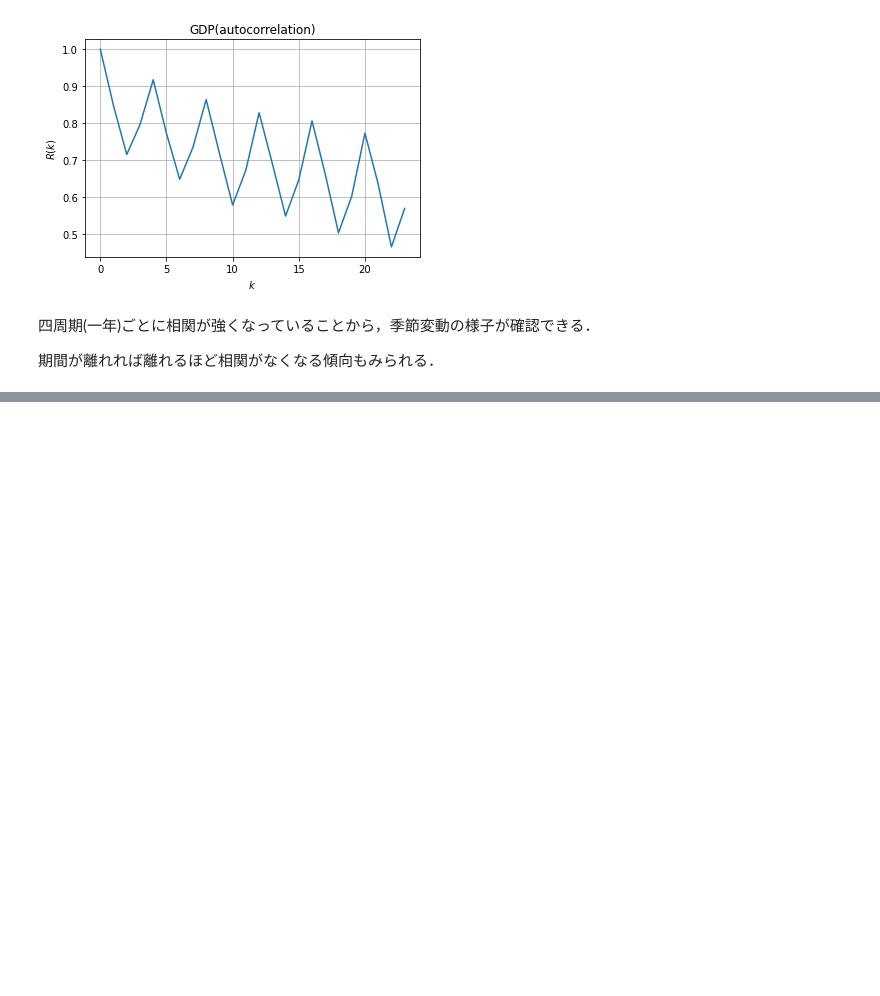
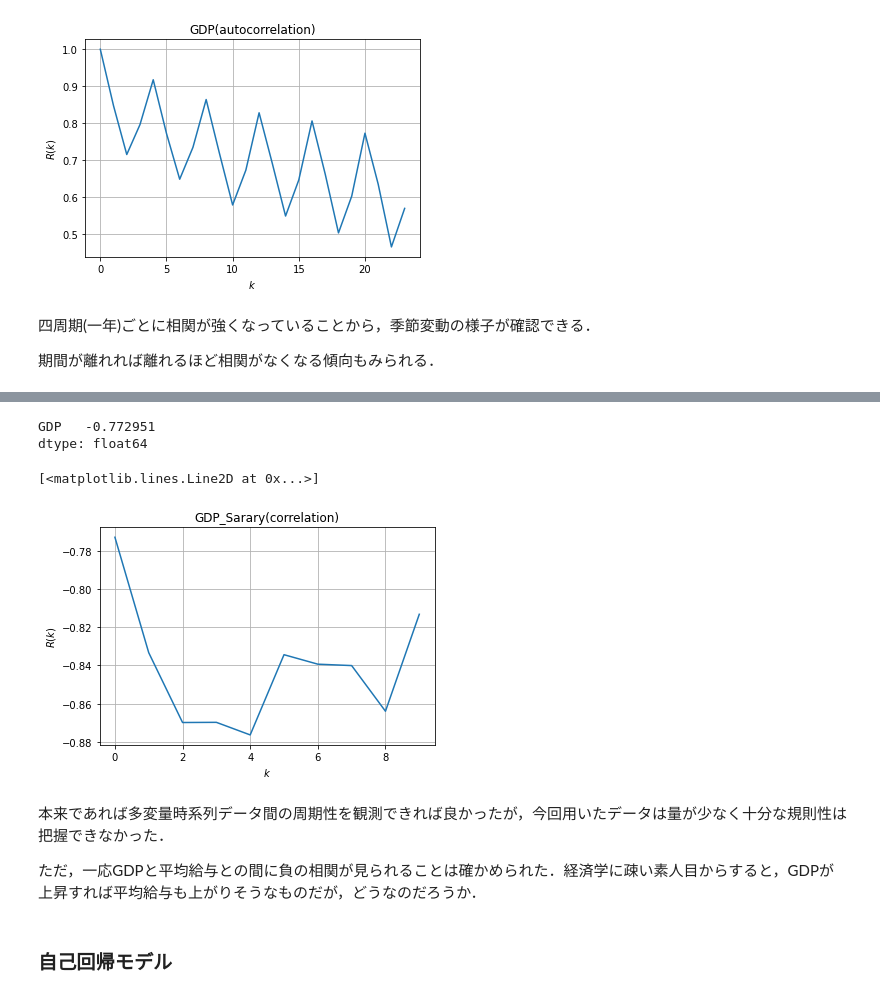
Before and after one commit to kiyoyoki/DataScienceSkillApprentice, a Jupyter notebook: TimeSeriesData.ipynb, the cells around one changed output, grey strips where cells are left out. Drawn from its saved outputs; the diff is of its cells as text; code cells hidden in the pictures; blank space fills up the shorter version.

Commit message:
(2022/01/28)日本の実質GDPデータと平均給与データを例に，時系列データの基本的な取り扱いについて学ぶ(相互相関関数)

```diff
--- a/TimeSeriesData.ipynb
+++ b/TimeSeriesData.ipynb
@@ -192,0 +246,4 @@ plt.plot(gdp_autocorrelation)
+# %%
+# GDPの年毎の平均値を算出
+gdp_jp_year = gdp_jp.resample('Y').mean()
+gdp_jp_year['1994':'2018']
@@ -193,3 +268,32 @@ plt.plot(gdp_autocorrelation)
+# %%
+# corrwithは列名をそろえないと相関係数を計算してくれない
+# 列名が異なる場合には，片方をSeriesにする工夫が必要
+corr = gdp_jp_year['1994':'2018'].corrwith(salary_jpn.loc['1994':'2018','salary_jpn'])
+corr
+# %% [output]
+GDP   -0.772951
+dtype: float64
+# %%
+# 相互相関関数の値を算出してプロット
+k = 10
+gdp_salary_correlation = []
+for i in range(k):
+    gdp_salary_correlation.append(gdp_jp_year.loc['1994':'2018','GDP'].shift(i).corr(salary_jpn.loc['1994':'2018','salary_jpn']))
+
+plt.title('GDP_Sarary(correlation)')
+plt.xlabel('$k$')
+plt.ylabel('$R(k)$')
+plt.grid()
+plt.plot(gdp_salary_correlation)
+# %% [output]
+[<matplotlib.lines.Line2D at 0x...>]
+[figure, added]
+# %% [markdown]
+本来であれば多変量時系列データ間の周期性を観測できれば良かったが，今回用いたデータは量が少なく十分な規則性は把握できなかった．
+
+ただ，一応GDPと平均給与との間に負の相関が見られることは確かめられた．経済学に疎い素人目からすると，GDPが上昇すれば平均給与も上がりそうなものだが，どうなのだろうか．
+# %% [markdown]
+### 自己回帰モデル
 # %% [markdown]
 ## 参考文献
 
```
Also changed, not shown: parts of 6 cells of this notebook, 1 other file.
